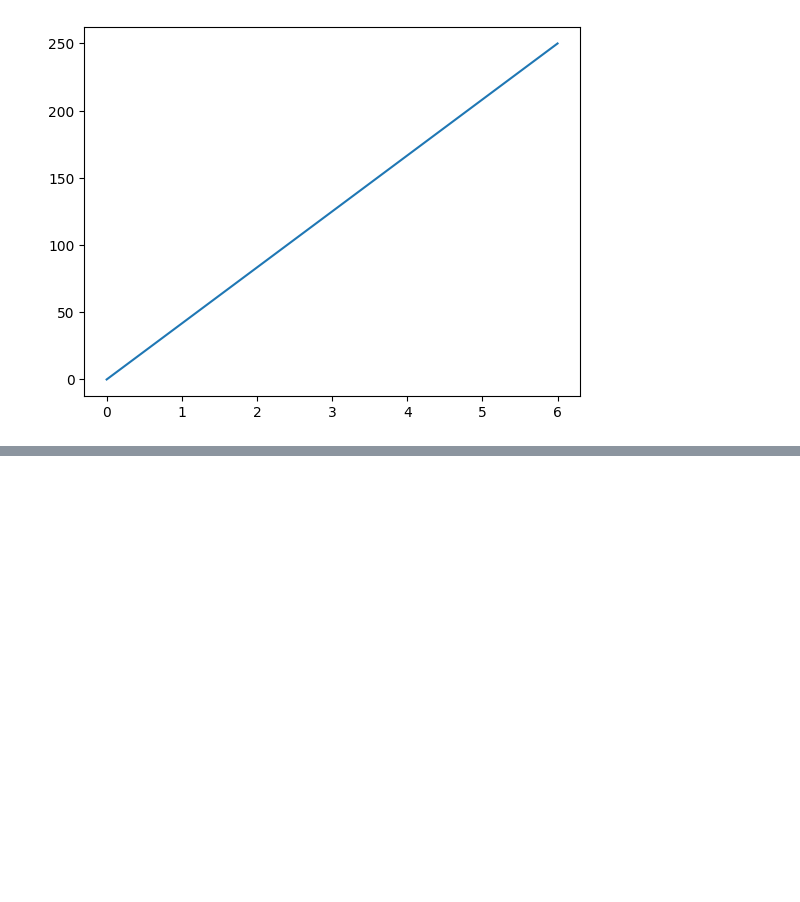
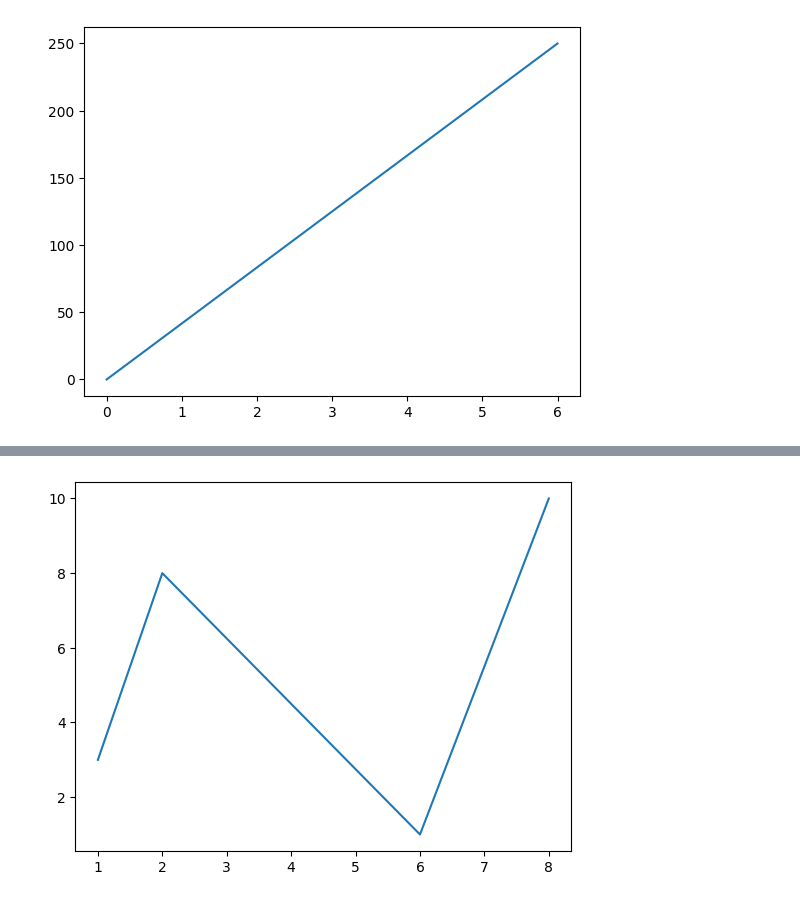
Before and after one commit to Annafi06/Matplotlib-Basics, a Jupyter notebook: Matpotlib.ipynb, the cells around one changed output, grey strips where cells are left out. Saved outputs shown, nothing was run; the diff lists cells and outputs as text; code cells hidden in the pictures; blank space fills up the shorter version.

```diff
--- a/Matpotlib.ipynb
+++ b/Matpotlib.ipynb
@@ -26,0 +52,12 @@ plt.show()
+# %%
+#Multiple Points
+import matplotlib.pyplot as plt
+import numpy as np
+
+xpoints = np.array([1, 2, 6, 8])
+ypoints = np.array([3, 8, 1, 10])
+
+plt.plot(xpoints, ypoints)
+plt.show()
+# %% [output]
+[figure, added]
```
Also changed, not shown: parts of 4 cells of this notebook.
